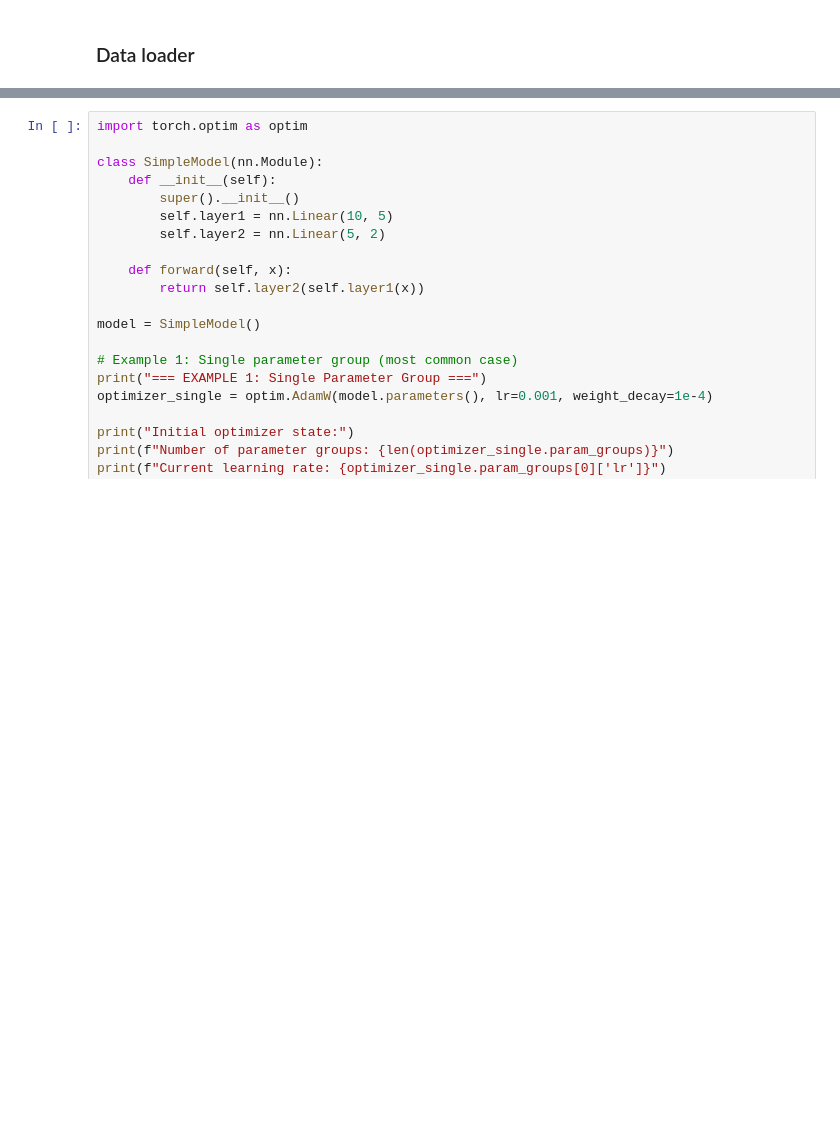
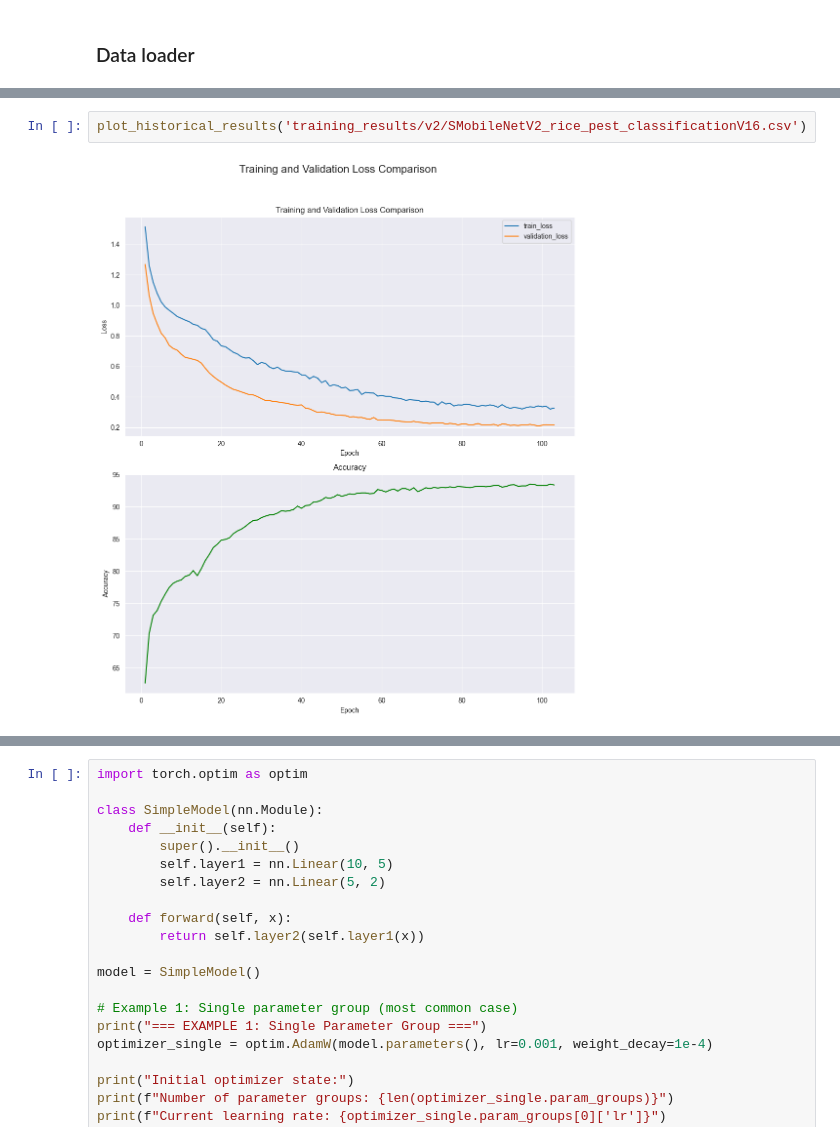
Before and after one commit to Zaphelious/rice-pest-classification, a Jupyter notebook: Thesis.ipynb, the cells around one changed output, grey strips where cells are left out. Saved outputs shown, nothing was run; the diff lists cells and outputs as text; blank space fills up the shorter version.

```diff
--- a/Thesis.ipynb
+++ b/Thesis.ipynb
@@ -600,3 +640,7 @@ plot_historical_results('training_results/EfficientNetV2/EfficientNetV2-m_rice_p
+# %%
+plot_historical_results('training_results/v2/SMobileNetV2_rice_pest_classificationV16.csv')
+# %% [output]
+[figure, added]
 # %%
 from torch.optim import lr_scheduler
 
```
Also changed, not shown: parts of 18 cells of this notebook.
